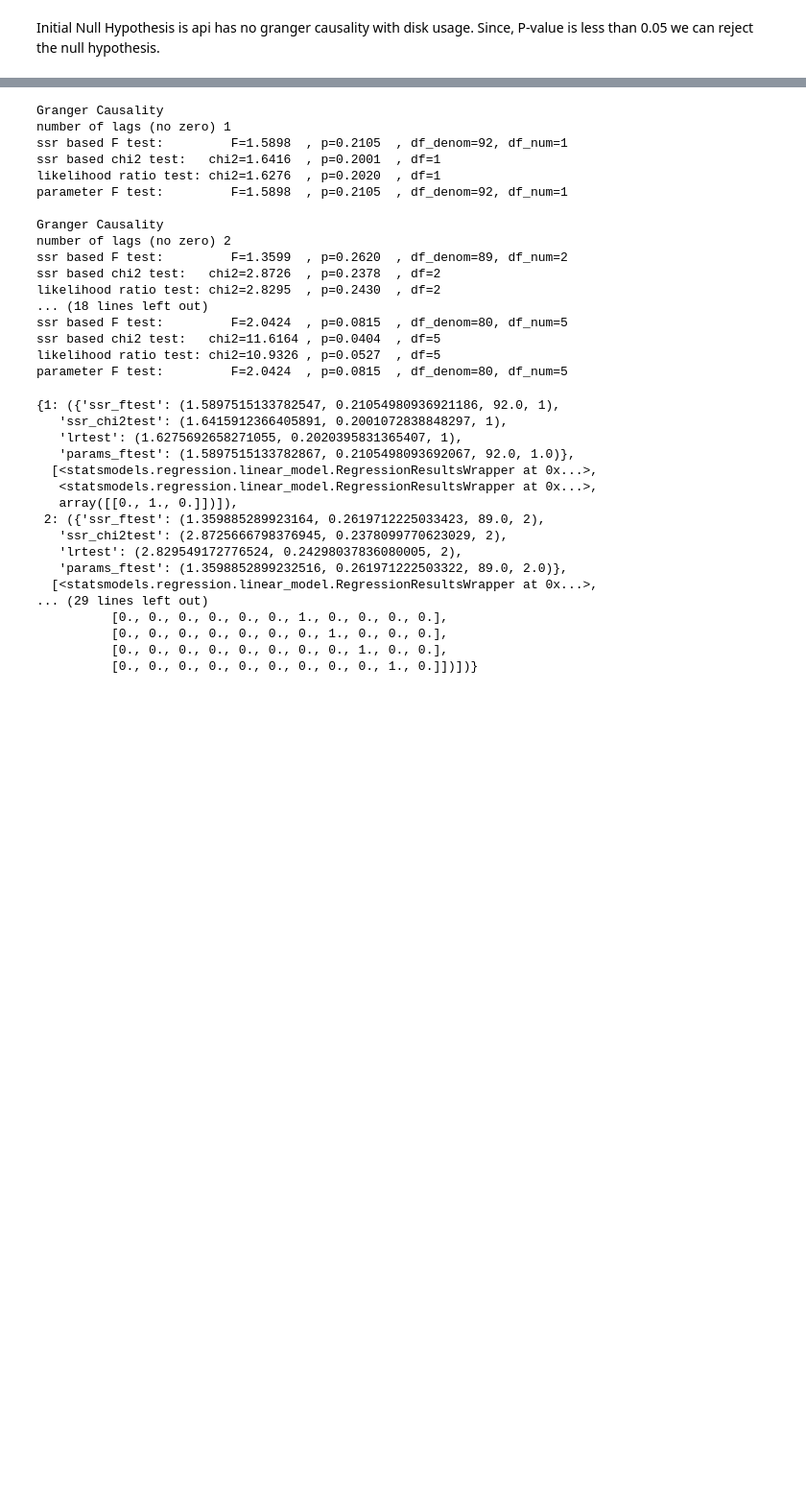
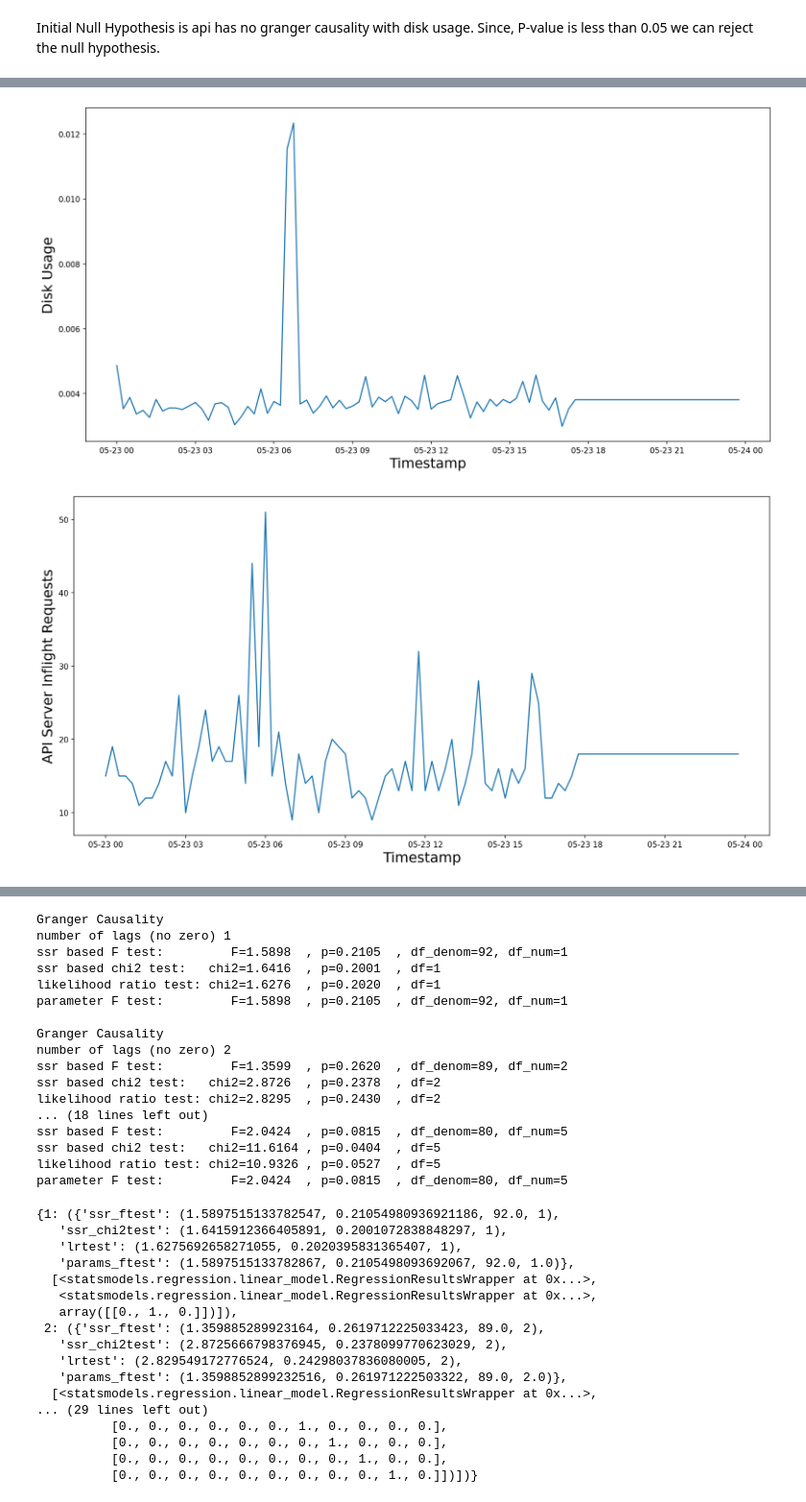
Before and after one commit to Anxhela21/acm-data-project, a Jupyter notebook: causal_relation.ipynb, the cells around one changed output, grey strips where cells are left out. Shown at 96% size. Saved outputs shown, nothing was run; the diff lists cells and outputs as text; code cells hidden in the pictures; blank space fills up the shorter version.

```diff
--- a/causal_relation.ipynb
+++ b/causal_relation.ipynb
@@ -175,11 +222,11 @@ network_ts_managed_clean.shape
 # %% [output]
 (58176, 3)
 # %%
-single_cluster_disk = disk_ts_managed_clean[disk_ts_managed_clean['cluster_id'] == '0007753d-3cdc-4c4f-bdb5-c57b3715b55f']['disk']
+single_cluster_disk = disk_ts_managed_week_clean[disk_ts_managed_week_clean['cluster_id'] == '0007753d-3cdc-4c4f-bdb5-c57b3715b55f']['disk']
 # %%
-single_cluster_network =  network_ts_managed_clean[network_ts_managed_clean['cluster_id'] == '0007753d-3cdc-4c4f-bdb5-c57b3715b55f']['network_latency']
+single_cluster_network =  network_ts_managed_week_clean[network_ts_managed_week_clean['cluster_id'] == '0007753d-3cdc-4c4f-bdb5-c57b3715b55f']['network_latency']
 # %%
-single_cluster_api =  api_ts_managed_clean[api_ts_managed_clean['cluster_id'] == '0007753d-3cdc-4c4f-bdb5-c57b3715b55f']['api_server_count']
+single_cluster_api =  api_ts_managed_week_clean[api_ts_managed_week_clean['cluster_id'] == '0007753d-3cdc-4c4f-bdb5-c57b3715b55f']['api_server_count']
 # %%
 single_cluster_disk.shape, single_cluster_network.shape, single_cluster_api.shape
 # %% [output]
@@ -189,2 +238,2 @@ new_df = pd.concat([single_cluster_disk,single_cluster_network,single_cluster_ap
 # %%
-new_df.rename(columns={0: "disk", 1: "network_latency",2:"api"},inplace=True)
+new_df_week.rename(columns={0: "disk", 1: "network_latency",2:"api"},inplace=True)
@@ -195,0 +256,14 @@ Since, P-value is less than 0.05 we can reject the null hypothesis.
+# %%
+plt.figure(figsize=(16, 8), dpi=150)
+plt.plot(new_df['disk'])
+plt.xlabel('Timestamp',fontsize=18)
+plt.ylabel('Disk Usage',fontsize=18)
+plt.show()
+plt.figure(figsize=(16, 8), dpi=150)
+plt.plot(new_df['api'],label='line')
+plt.xlabel('Timestamp',fontsize=18)
+plt.ylabel('API Server Inflight Requests',fontsize=18)
+plt.show()
+# %% [output]
+[figure, added]
+[figure, added]
```
Also changed, not shown: parts of 32 cells of this notebook, 3 other files.
